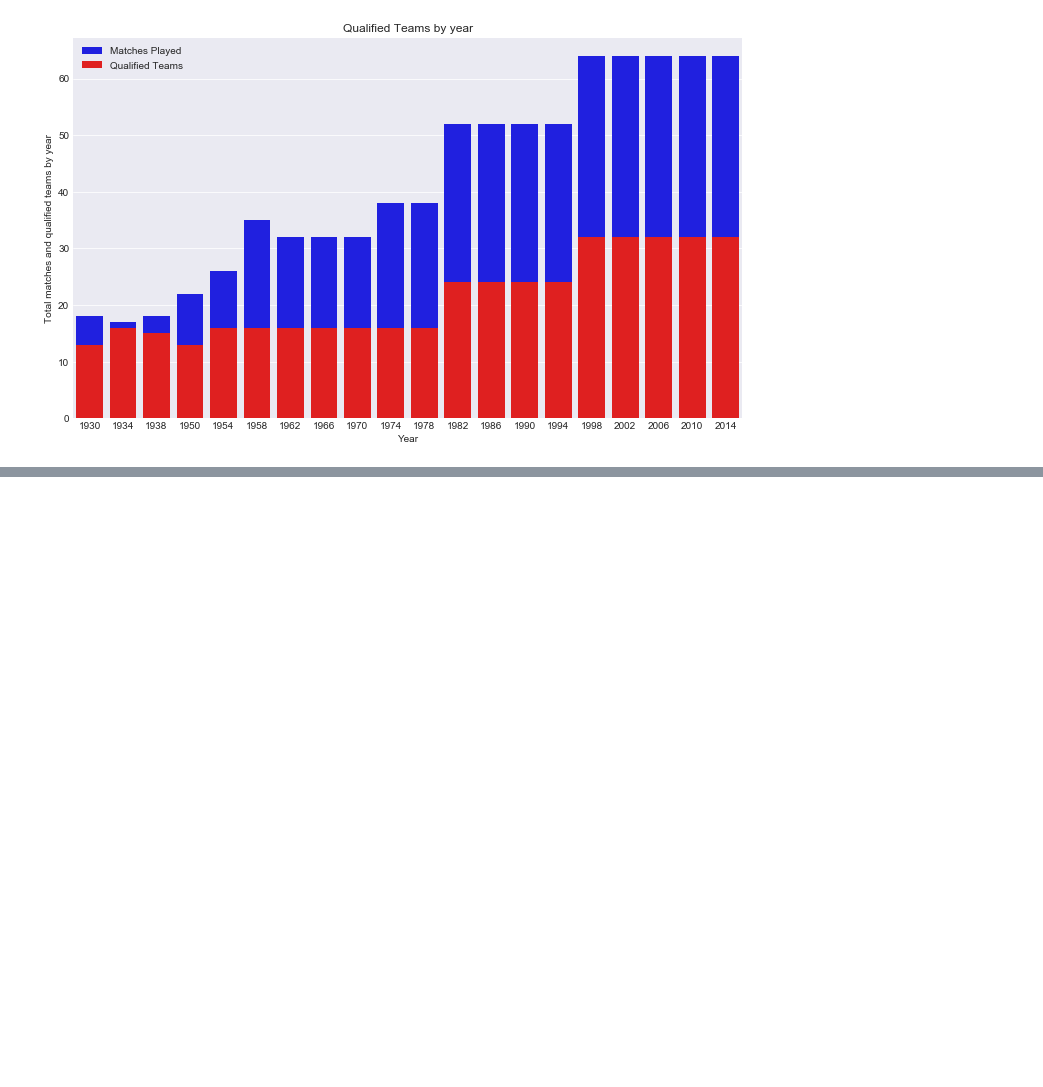
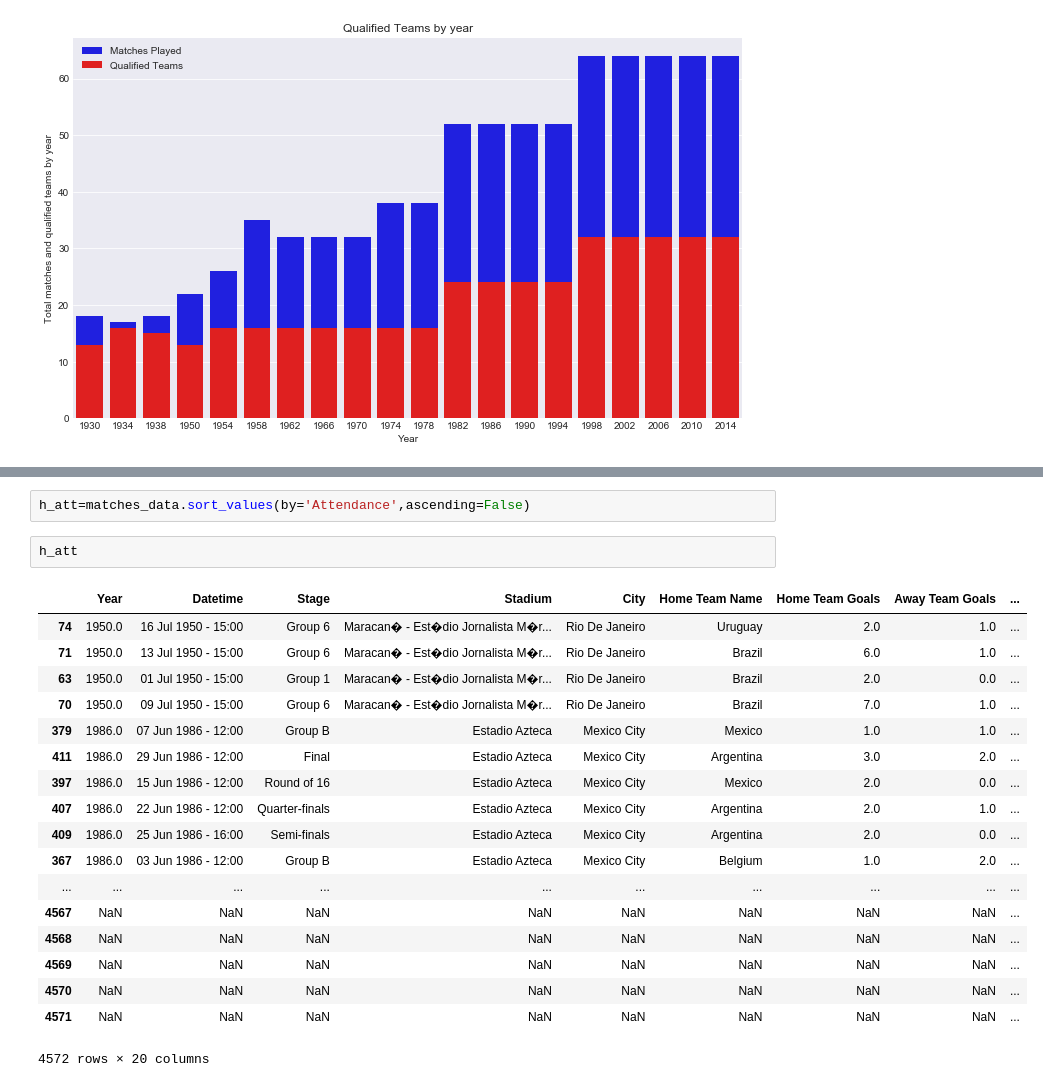
Before and after one commit to innovator-arjun/FIFA-World-Cup-Prediction, a Jupyter notebook: FIFA World Cup Predicition.ipynb, the cells around one changed output, grey strips where cells are left out. Drawn from its saved outputs; the diff is of its cells as text; blank space fills up the shorter version.

```diff
--- a/FIFA World Cup Predicition.ipynb
+++ b/FIFA World Cup Predicition.ipynb
@@ -145,0 +130,23 @@ Text(0.5,1,'Qualified Teams by year')
+# %%
+h_att=matches_data.sort_values(by='Attendance',ascending=False)
+# %%
+h_att
+# %% [output]
+|  | Year | Datetime | Stage | Stadium | City | Home Team Name | Home Team Goals | Away Team Goals | ... |
+| 74 | 1950.0 | 16 Jul 1950 - 15:00 | Group 6 | Maracan� - Est�dio Jornalista M�r... | Rio De Janeiro | Uruguay | 2.0 | 1.0 | ... |
+| 71 | 1950.0 | 13 Jul 1950 - 15:00 | Group 6 | Maracan� - Est�dio Jornalista M�r... | Rio De Janeiro | Brazil | 6.0 | 1.0 | ... |
+| 63 | 1950.0 | 01 Jul 1950 - 15:00 | Group 1 | Maracan� - Est�dio Jornalista M�r... | Rio De Janeiro | Brazil | 2.0 | 0.0 | ... |
+| 70 | 1950.0 | 09 Jul 1950 - 15:00 | Group 6 | Maracan� - Est�dio Jornalista M�r... | Rio De Janeiro | Brazil | 7.0 | 1.0 | ... |
+| 379 | 1986.0 | 07 Jun 1986 - 12:00 | Group B | Estadio Azteca | Mexico City | Mexico | 1.0 | 1.0 | ... |
+| 411 | 1986.0 | 29 Jun 1986 - 12:00 | Final | Estadio Azteca | Mexico City | Argentina | 3.0 | 2.0 | ... |
+| 397 | 1986.0 | 15 Jun 1986 - 12:00 | Round of 16 | Estadio Azteca | Mexico City | Mexico | 2.0 | 0.0 | ... |
+| 407 | 1986.0 | 22 Jun 1986 - 12:00 | Quarter-finals | Estadio Azteca | Mexico City | Argentina | 2.0 | 1.0 | ... |
+| 409 | 1986.0 | 25 Jun 1986 - 16:00 | Semi-finals | Estadio Azteca | Mexico City | Argentina | 2.0 | 0.0 | ... |
+| 367 | 1986.0 | 03 Jun 1986 - 12:00 | Group B | Estadio Azteca | Mexico City | Belgium | 1.0 | 2.0 | ... |
+| ... | ... | ... | ... | ... | ... | ... | ... | ... | ... |
+| 4567 | NaN | NaN | NaN | NaN | NaN | NaN | NaN | NaN | ... |
+| 4568 | NaN | NaN | NaN | NaN | NaN | NaN | NaN | NaN | ... |
+| 4569 | NaN | NaN | NaN | NaN | NaN | NaN | NaN | NaN | ... |
+| 4570 | NaN | NaN | NaN | NaN | NaN | NaN | NaN | NaN | ... |
+| 4571 | NaN | NaN | NaN | NaN | NaN | NaN | NaN | NaN | ... |
+4572 rows × 20 columns
```
Also changed, not shown: parts of 2 cells of this notebook.
